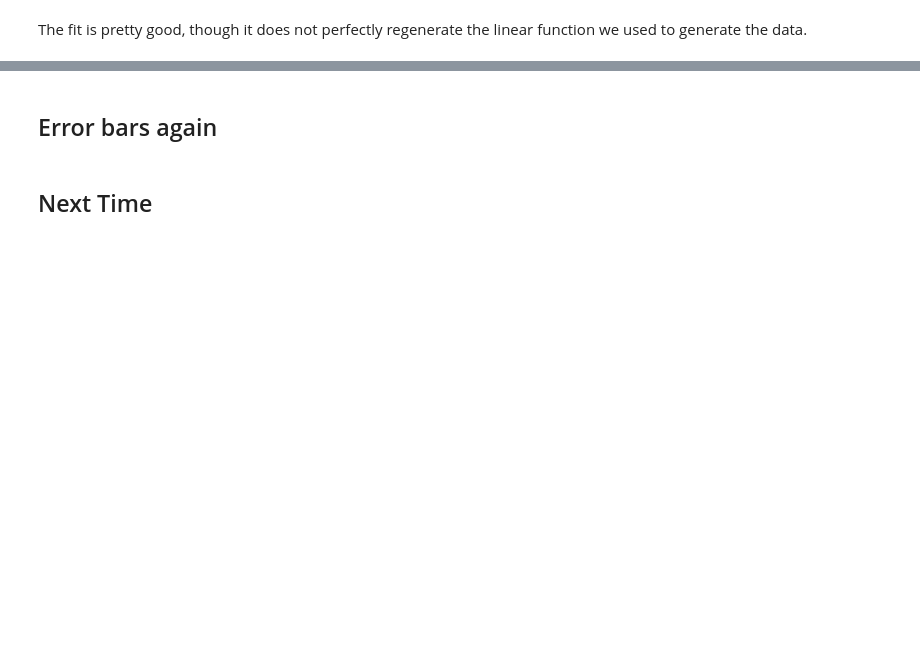
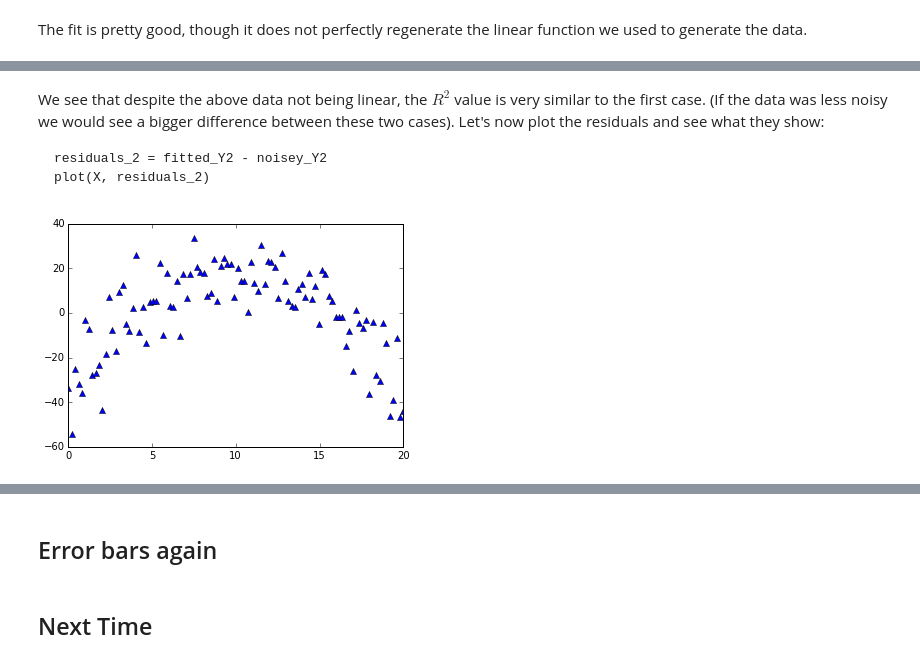
Before and after one commit to Clyde-fare/Imperial_Chem_Python, a Jupyter notebook: C_Y1/workshop2/Workshop 2.ipynb, the cells around one changed output, grey strips where cells are left out. Cells and saved outputs as stored; diff of their text form; code cells hidden in the pictures; blank space fills up the shorter version.

```diff
--- a/C_Y1/workshop2/Workshop 2.ipynb
+++ b/C_Y1/workshop2/Workshop 2.ipynb
@@ -811,0 +891,11 @@ show()
+# %% [markdown]
+We see that despite the above data not being linear, the $R^2$ value is very similar to the first case. (If the data was less noisy we would see a bigger difference between these two cases). Let's now plot the residuals and see what they show:
+
+    residuals_2 = fitted_Y2 - noisey_Y2
+    plot(X, residuals_2)
+# %%
+residuals_2 = fitted_Y2 - noisey_Y2
+plot(X, residuals_2, marker='^', linestyle='None')
+show()
+# %% [output]
+[figure, added]
```
Also changed, not shown: parts of 52 cells of this notebook.
